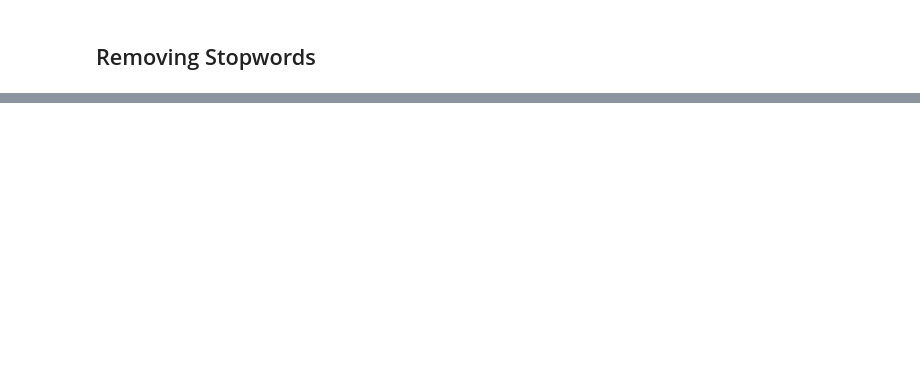
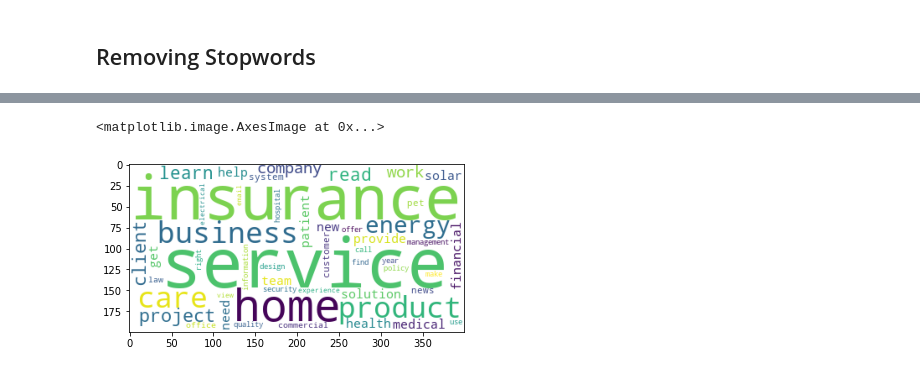
Before and after one commit to priyanships31/Company_Classification, a Jupyter notebook: Company_Classification.ipynb, the cells around one changed output, grey strips where cells are left out. Saved outputs shown, nothing was run; the diff lists cells and outputs as text; code cells hidden in the pictures; blank space fills up the shorter version.

```diff
--- a/Company_Classification.ipynb
+++ b/Company_Classification.ipynb
@@ -122,0 +455,2 @@ data['nav_link_text'] = data['nav_link_text'].apply(stemming)
+# %%
+df_ = pd.DataFrame(array, columns=tfid_vectorizer.get_feature_names())
@@ -122,0 +484,6 @@ data['nav_link_text'] = data['nav_link_text'].apply(stemming)
+# %%
+wordcloud = WordCloud(background_color="white", max_words=50).generate_from_frequencies(df_.T.sum(axis=1))
+plt.imshow(wordcloud)
+# %% [output]
+<matplotlib.image.AxesImage at 0x...>
+[figure, added]
```
Also changed, not shown: parts of 71 cells of this notebook.
